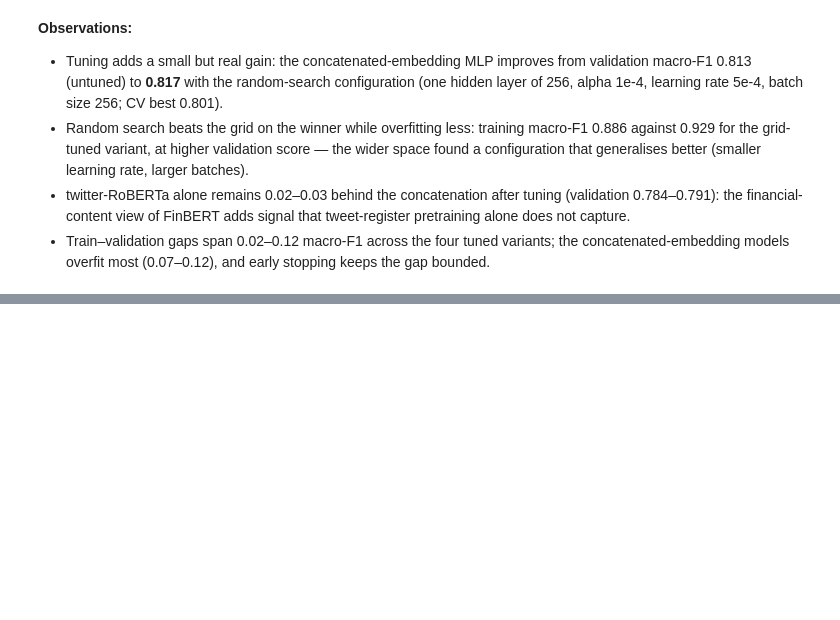
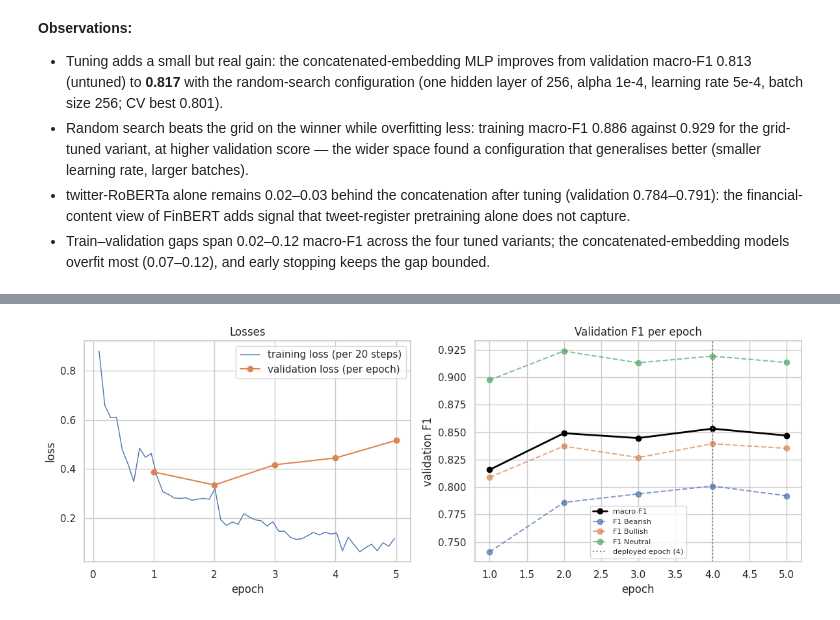
Before and after one commit to simon-sazonov/Text_Mining, a Jupyter notebook: group_12/tm_tests_12_v2.ipynb, the cells around one changed output, grey strips where cells are left out. Saved outputs shown, nothing was run; the diff lists cells and outputs as text; code cells hidden in the pictures; blank space fills up the shorter version.

```diff
--- a/group_12/tm_tests_12_v2.ipynb
+++ b/group_12/tm_tests_12_v2.ipynb
@@ -1258,0 +1293,23 @@ np.float64(0.847858663611814)
+# %%
+# Evolution during training: optimisation (losses) and generalisation (validation F1)
+log = pd.DataFrame(FT_HISTORY["log"])
+steps  = log[log.get("loss").notna()]
+epochs = log[log.get("eval_macro_f1").notna()]
+best   = epochs.loc[epochs["eval_macro_f1"].idxmax()]
+
+fig, (ax_loss, ax_f1) = plt.subplots(1, 2, figsize=(12, 4.5))
+ax_loss.plot(steps["epoch"], steps["loss"], lw=1, label="training loss (per 20 steps)")
+ax_loss.plot(epochs["epoch"], epochs["eval_loss"], "o-", label="validation loss (per epoch)")
+ax_loss.set_xlabel("epoch"); ax_loss.set_ylabel("loss"); ax_loss.set_title("Losses"); ax_loss.legend()
+
+ax_f1.plot(epochs["epoch"], epochs["eval_macro_f1"], "o-", color="black", lw=2, label="macro-F1")
+for name in TARGET_NAMES:
+    ax_f1.plot(epochs["epoch"], epochs[f"eval_f1_{name.lower()}"], "o--", alpha=0.7, label=f"F1 {name}")
+ax_f1.axvline(best["epoch"], color="grey", ls=":", label=f"deployed epoch ({int(best['epoch'])})")
+ax_f1.set_xlabel("epoch"); ax_f1.set_ylabel("validation F1"); ax_f1.set_title("Validation F1 per epoch")
+ax_f1.legend(fontsize=8)
+plt.tight_layout()
+plt.savefig(f"{REPORT_FIG}/finetune_training.png", dpi=150, bbox_inches="tight")
+plt.show()
+# %% [output]
+[figure, added]
```
Also changed, not shown: parts of 41 cells of this notebook, 15 other files.
